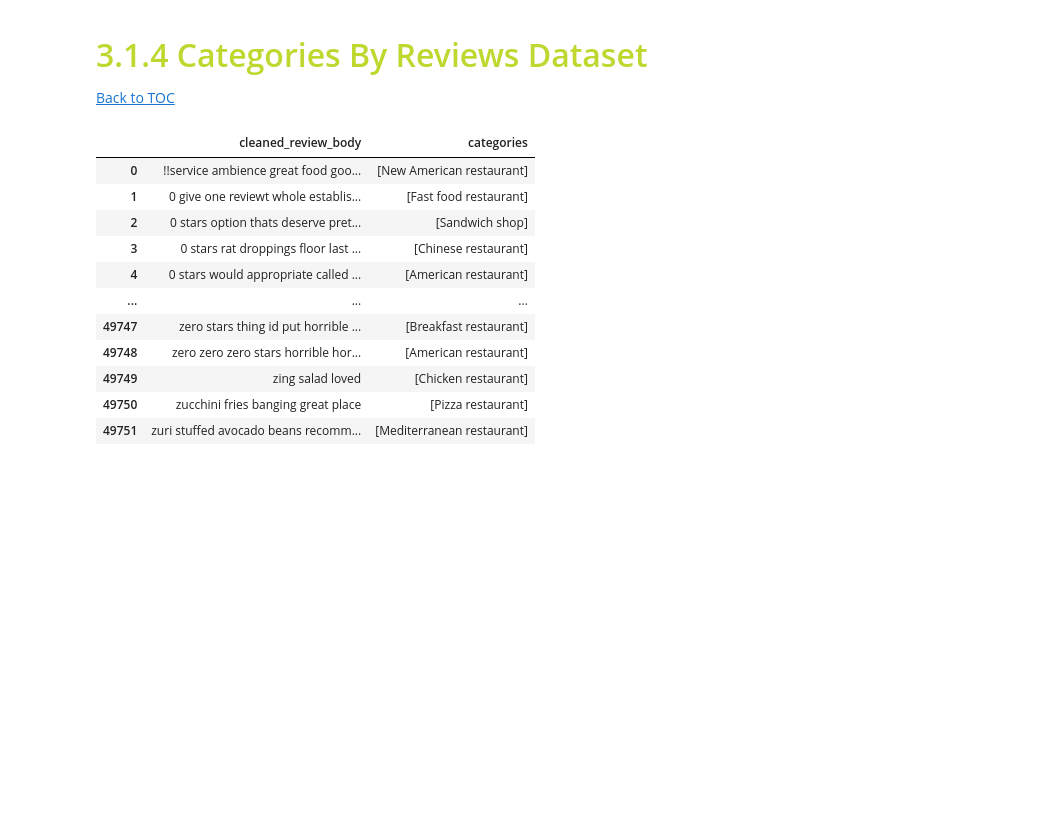
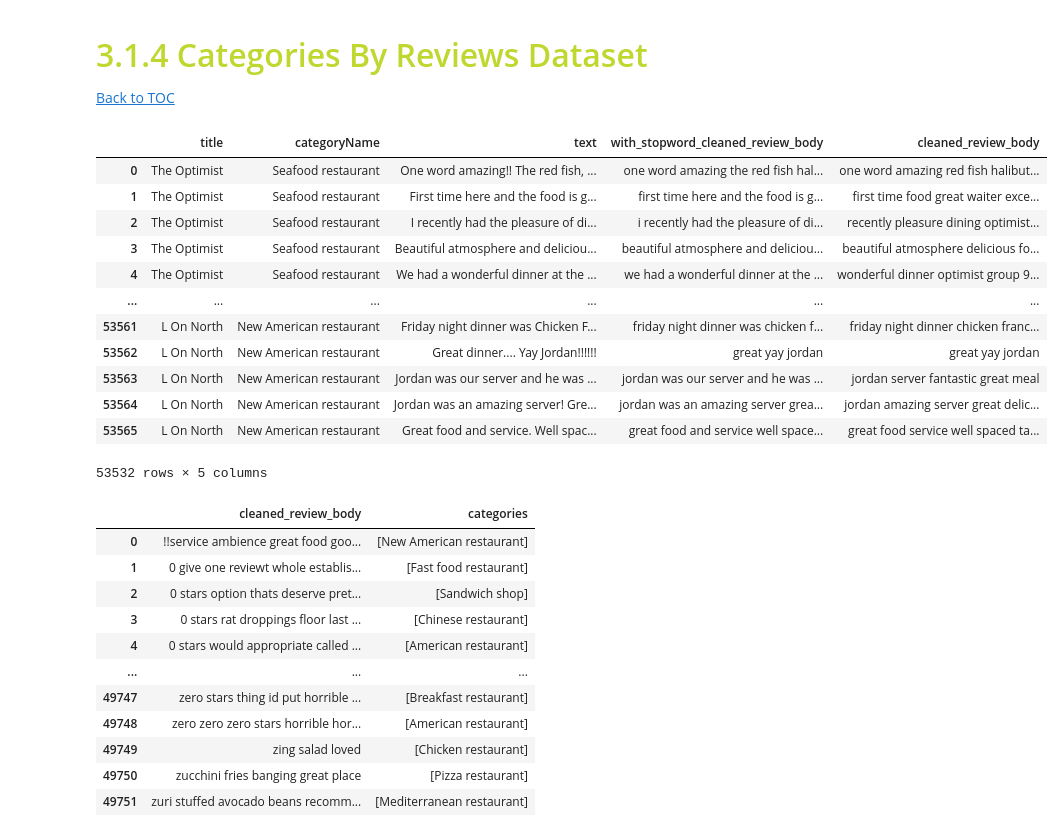
Before and after one commit to beatrizmarques2005/text_mining_in_reviews, a Jupyter notebook: notebooks/03_multilabel_classification.ipynb, the cells around one changed output. Drawn from its saved outputs; the diff is of its cells as text; code cells hidden in the pictures; blank space fills up the shorter version.

```diff
--- a/notebooks/03_multilabel_classification.ipynb
+++ b/notebooks/03_multilabel_classification.ipynb
@@ -223,0 +136,2 @@ dataset[dataset['categoryName'].apply(lambda x: len(x) > max_len)]
+# %%
+dataset.drop(columns=['website', 'url', 'reviewsCount', 'stars'], inplace=True)
@@ -427,6 +350,22 @@ print((dataset["cleaned_review_body"].str.strip() == "").sum())
 ### <font color='#BFD72F' size=6>3.1.4 Categories By Reviews Dataset</font> <a class="anchor" id="P3.1.3"></a>
 
 [Back to TOC](#toc)
+# %%
+dataset
+# %% [output]
+|  | title | categoryName | text | with_stopword_cleaned_review_body | cleaned_review_body |
+| 0 | The Optimist | Seafood restaurant | One word amazing!! The red fish, ... | one word amazing the red fish hal... | one word amazing red fish halibut... |
+| 1 | The Optimist | Seafood restaurant | First time here and the food is g... | first time here and the food is g... | first time food great waiter exce... |
+| 2 | The Optimist | Seafood restaurant | I recently had the pleasure of di... | i recently had the pleasure of di... | recently pleasure dining optimist... |
+| 3 | The Optimist | Seafood restaurant | Beautiful atmosphere and deliciou... | beautiful atmosphere and deliciou... | beautiful atmosphere delicious fo... |
+| 4 | The Optimist | Seafood restaurant | We had a wonderful dinner at the ... | we had a wonderful dinner at the ... | wonderful dinner optimist group 9... |
+| ... | ... | ... | ... | ... | ... |
+| 53561 | L On North | New American restaurant | Friday night dinner was Chicken F... | friday night dinner was chicken f... | friday night dinner chicken franc... |
+| 53562 | L On North | New American restaurant | Great dinner.... Yay Jordan!!!!!! | great yay jordan | great yay jordan |
+| 53563 | L On North | New American restaurant | Jordan was our server and he was ... | jordan was our server and he was ... | jordan server fantastic great meal |
+| 53564 | L On North | New American restaurant | Jordan was an amazing server! Gre... | jordan was an amazing server grea... | jordan amazing server great delic... |
+| 53565 | L On North | New American restaurant | Great food and service. Well spac... | great food and service well space... | great food service well spaced ta... |
+53532 rows × 5 columns
 # %%
 new_dataset = (
     dataset.groupby("cleaned_review_body")["categoryName"]
```
Also changed, not shown: parts of 28 cells of this notebook.
